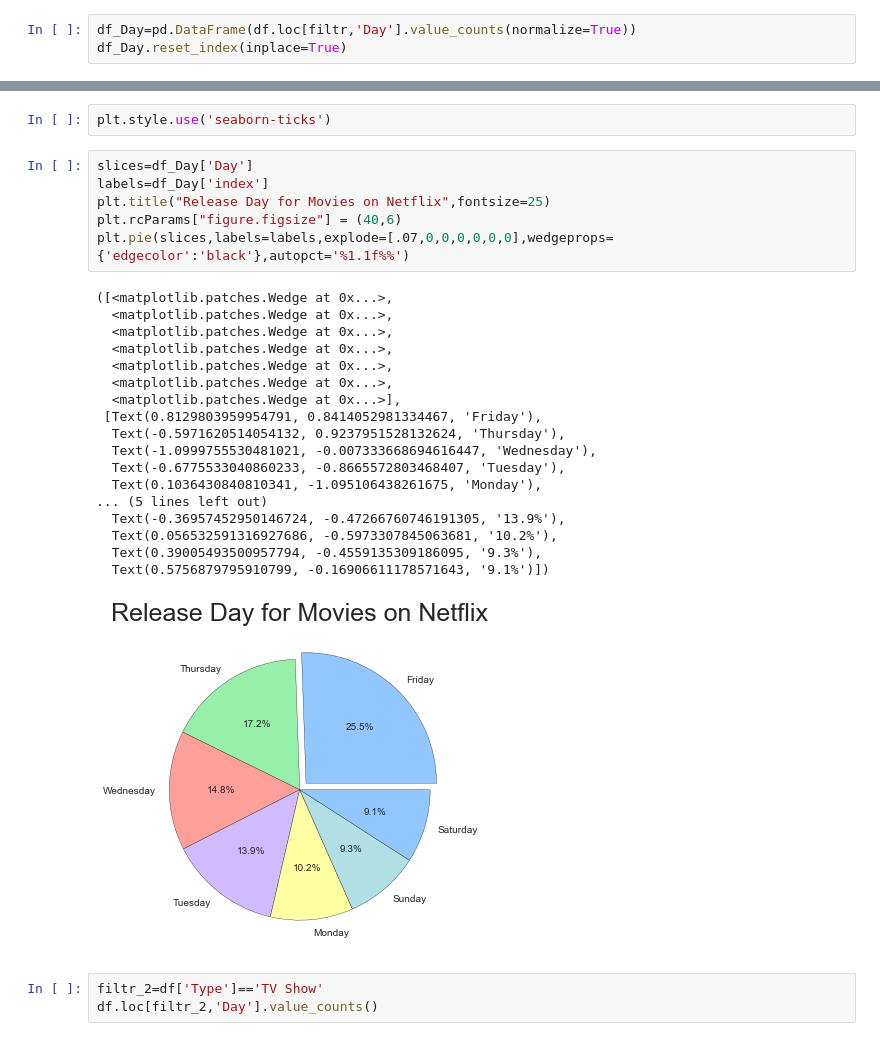
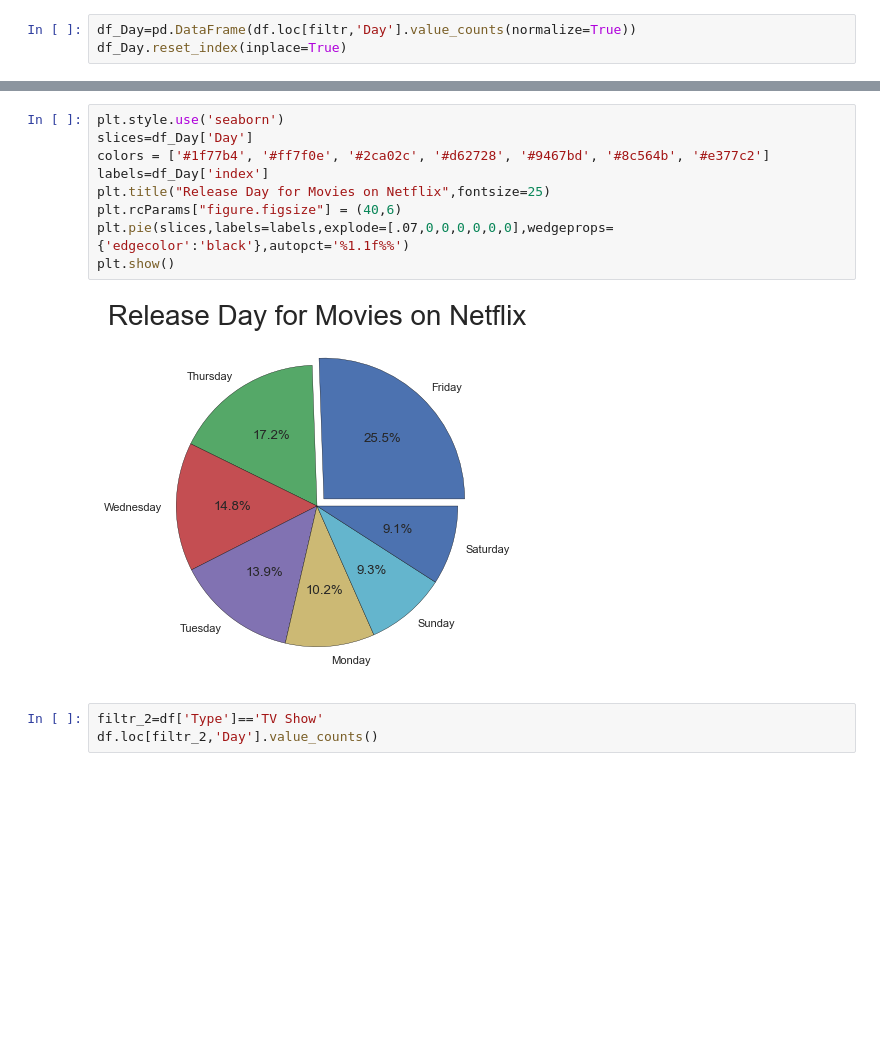
Before and after one commit to g-st180/Netflix_EDA, a Jupyter notebook: Netflix_Data.ipynb, the cells around one changed output, grey strips where cells are left out. Drawn from its saved outputs; the diff is of its cells as text; blank space fills up the shorter version.

Commit message:
Completed This one with some basic visualisations

```diff
--- a/Netflix_Data.ipynb
+++ b/Netflix_Data.ipynb
@@ -377,30 +371,14 @@ plt.style.available
-# %%
-plt.style.use('seaborn-ticks')
 # %%
+plt.style.use('seaborn')
 slices=df_Day['Day']
+colors = ['#1f77b4', '#ff7f0e', '#2ca02c', '#d62728', '#9467bd', '#8c564b', '#e377c2']
 labels=df_Day['index']
 plt.title("Release Day for Movies on Netflix",fontsize=25)
 plt.rcParams["figure.figsize"] = (40,6)
 plt.pie(slices,labels=labels,explode=[.07,0,0,0,0,0,0],wedgeprops={'edgecolor':'black'},autopct='%1.1f%%')
+plt.show()
 # %% [output]
-([<matplotlib.patches.Wedge at 0x...>,
-  <matplotlib.patches.Wedge at 0x...>,
-  <matplotlib.patches.Wedge at 0x...>,
-  <matplotlib.patches.Wedge at 0x...>,
-  <matplotlib.patches.Wedge at 0x...>,
-  <matplotlib.patches.Wedge at 0x...>,
-  <matplotlib.patches.Wedge at 0x...>],
- [Text(0.8129803959954791, 0.8414052981334467, 'Friday'),
-  Text(-0.5971620514054132, 0.9237951528132624, 'Thursday'),
-  Text(-1.0999755530481021, -0.007333668694616447, 'Wednesday'),
-  Text(-0.6775533040860233, -0.8665572803468407, 'Tuesday'),
-  Text(0.1036430840810341, -1.095106438261675, 'Monday'),
-... (5 lines left out)
-  Text(-0.36957452950146724, -0.47266760746191305, '13.9%'),
-  Text(0.056532591316927686, -0.5973307845063681, '10.2%'),
-  Text(0.39005493500957794, -0.4559135309186095, '9.3%'),
-  Text(0.5756879795910799, -0.16906611178571643, '9.1%')])
-[figure, old version]
+[figure, new version]
 # %%
 filtr_2=df['Type']=='TV Show'
 df.loc[filtr_2,'Day'].value_counts()
```
Also changed, not shown: parts of 21 cells of this notebook.
